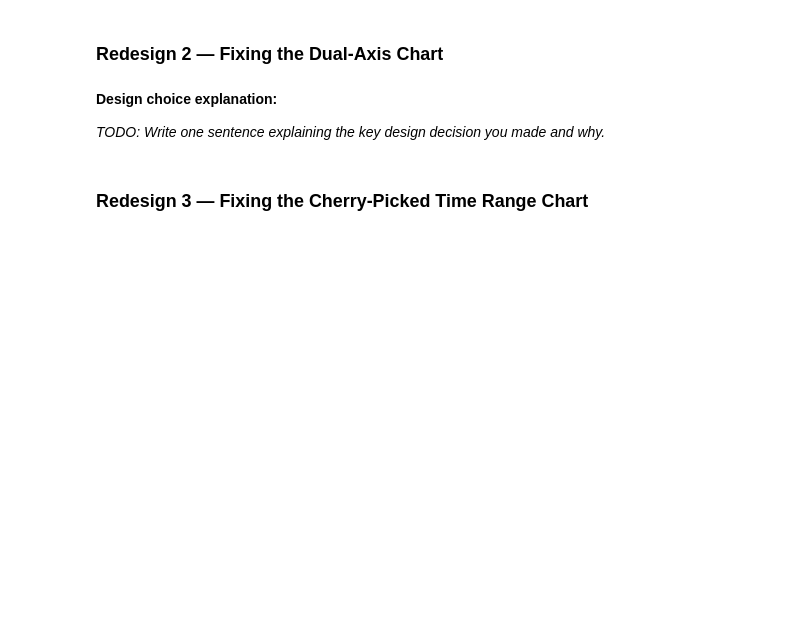
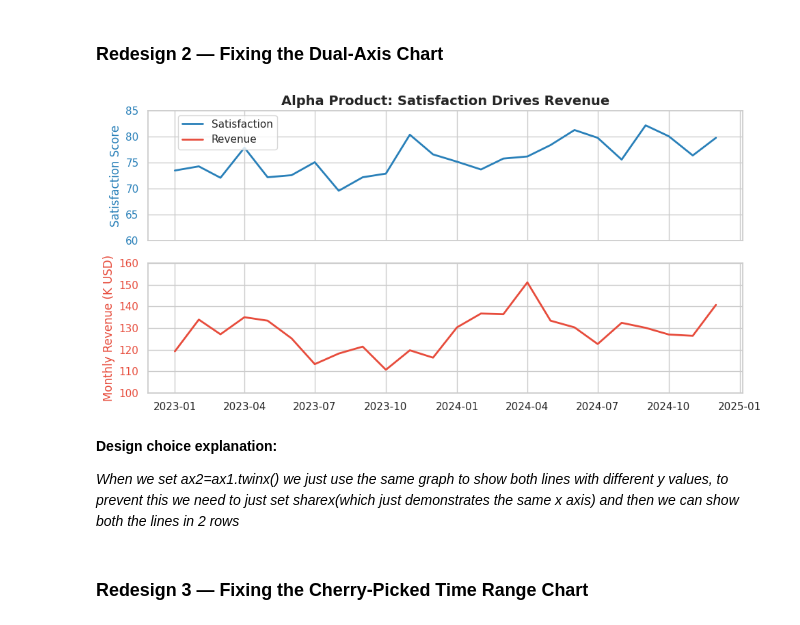
Before and after one commit to Manheim666/ironhack-ai-engineering, a Jupyter notebook: module-3/m3-11-lab-statistical-story-dashboard/m3-11-statistical-story-dashboard.ipynb, the cells around one changed output. Saved outputs shown, nothing was run; the diff lists cells and outputs as text; code cells hidden in the pictures; blank space fills up the shorter version.

```diff
--- a/module-3/m3-11-lab-statistical-story-dashboard/m3-11-statistical-story-dashboard.ipynb
+++ b/module-3/m3-11-lab-statistical-story-dashboard/m3-11-statistical-story-dashboard.ipynb
@@ -183,15 +236,31 @@ For each of the three misleading charts from Task 1, create a redesigned version
 # %% [markdown]
 ### Redesign 2 — Fixing the Dual-Axis Chart
 # %%
-# TODO: Create your redesigned version of Chart 2
-# Hints:
-#   - Consider using two separate panels instead of overlapping axes
-#   - If claiming a relationship, compute and show the actual correlation
-#   - Normalize or use a shared scale if comparison is the goal
+alpha = df[df["product"] == "Alpha"].set_index("month")
+
+fig, ax = plt.subplots(2, 1, figsize=(10, 5), sharex=True)
+
+color_left = "#2980b9"
+ax[0].plot(alpha.index, alpha["satisfaction_score"], color=color_left, linewidth=2, label="Satisfaction")
+ax[0].set_ylabel("Satisfaction Score", color=color_left, fontsize=12)
+ax[0].set_ylim(60, 85)
+ax[0].tick_params(axis="y", labelcolor=color_left)
+color_right = "#e74c3c"
+ax[1].plot(alpha.index, alpha["monthly_revenue"], color=color_right, linewidth=2, label="Revenue")
+ax[1].set_ylabel("Monthly Revenue (K USD)", color=color_right, fontsize=12)
+ax[1].set_ylim(100, 160)
+ax[1].tick_params(axis="y", labelcolor=color_right)
+
+ax[0].set_title("Alpha Product: Satisfaction Drives Revenue", fontsize=14, fontweight="bold")
+fig.legend(loc="upper left", bbox_to_anchor=(0.12, 0.92))
+plt.tight_layout()
+plt.show()
+# %% [output]
+[figure, added]
 # %% [markdown]
 **Design choice explanation:**
 
-*TODO: Write one sentence explaining the key design decision you made and why.*
+*When we set ax2=ax1.twinx() we just use the same graph to show both lines with different y values, to prevent this we need to just set sharex(which just demonstrates the same x axis) and then we can show both the lines in 2 rows*
 # %% [markdown]
 ### Redesign 3 — Fixing the Cherry-Picked Time Range Chart
 # %%
```
Also changed, not shown: parts of 14 cells of this notebook.
